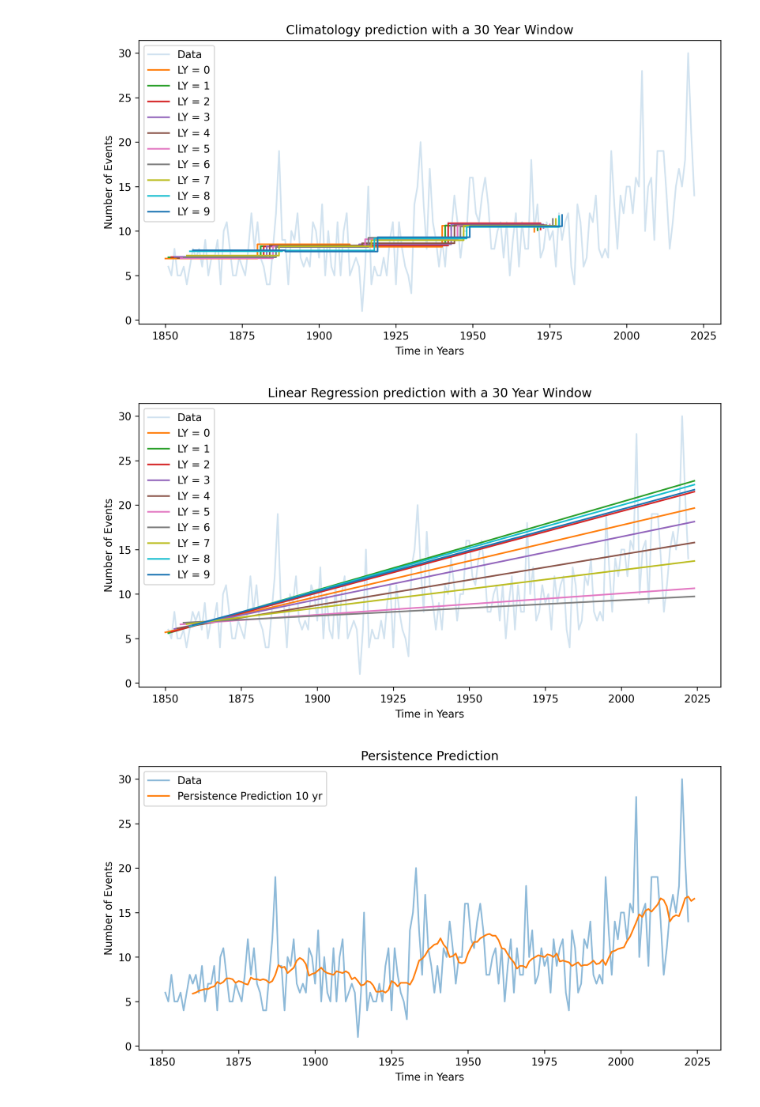
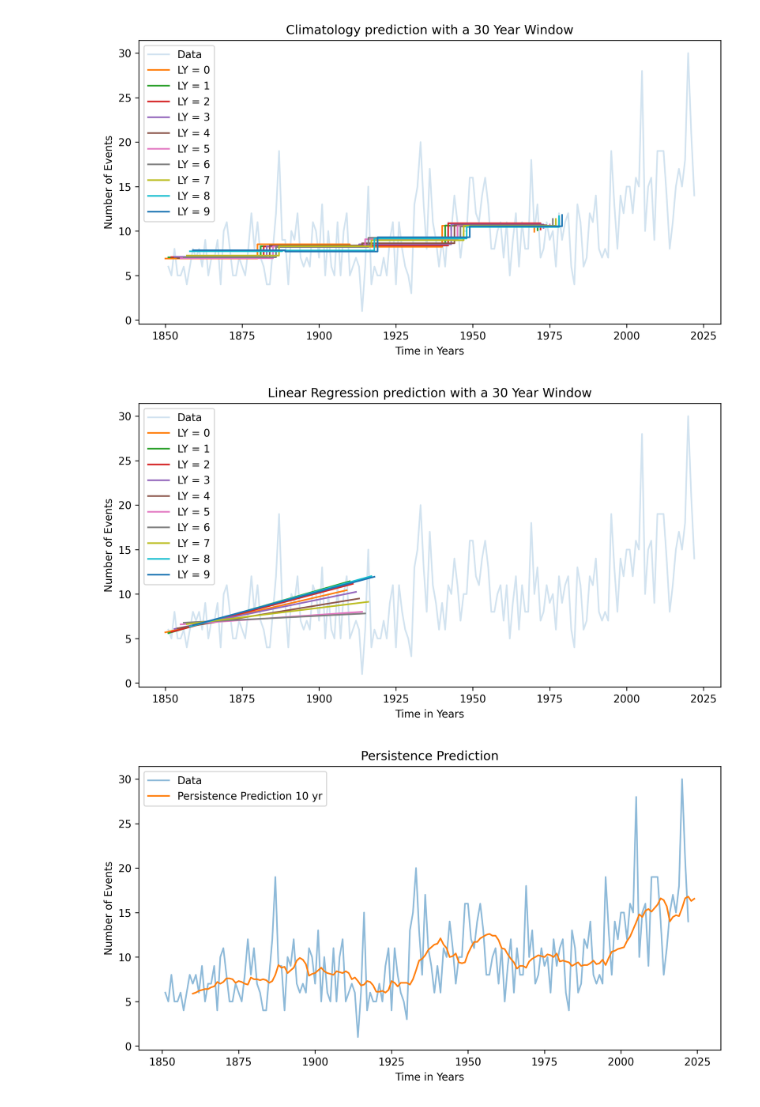
Before and after one commit to komrozik/Predictions_and_Predictability, a Jupyter notebook: test_programming.ipynb, the cells around one changed output. Cells and saved outputs as stored; diff of their text form; code cells hidden in the pictures.

```diff
--- a/test_programming.ipynb
+++ b/test_programming.ipynb
@@ -153,22 +153,22 @@ plt.savefig(f"plots/climatology_numly{num_ly}_window{window_length}.pdf")
 # %%
 start_year = 1850
 end_year = 2025
 window_length = 30
 num_ly = 10
 predict,starts = pf.linear_reg_pred(df,start_year,end_year,window_length = window_length)
 
 plt.figure(figsize = (10,5),dpi = 300)
 plt.plot(df["Year"],df["Tropical Storms"], label = "Data",alpha = 0.2)
 for ly in range(num_ly):
-    plt.plot(np.arange(starts[ly],2025),predict[ly], label=f'LY = {ly}')
+    plt.plot(np.arange(starts[ly],starts[ly]+len(predict[ly])),predict[ly], label=f'LY = {ly}')
 plt.legend(loc = "best")
 plt.title(f"Linear Regression prediction with a {window_length} Year Window")
 plt.xlabel("Time in Years")
 plt.ylabel("Number of Events")
 plt.legend()
 plt.savefig(f"plots/linear_reg_numly{num_ly}_window{window_length}.pdf")
 # %% [output]
-[figure, old version]
+[figure, new version]
 # %%
 start_year = 1860
 end_year = 2025
```
Also changed, not shown: parts of 4 cells of this notebook, 11 other files.
